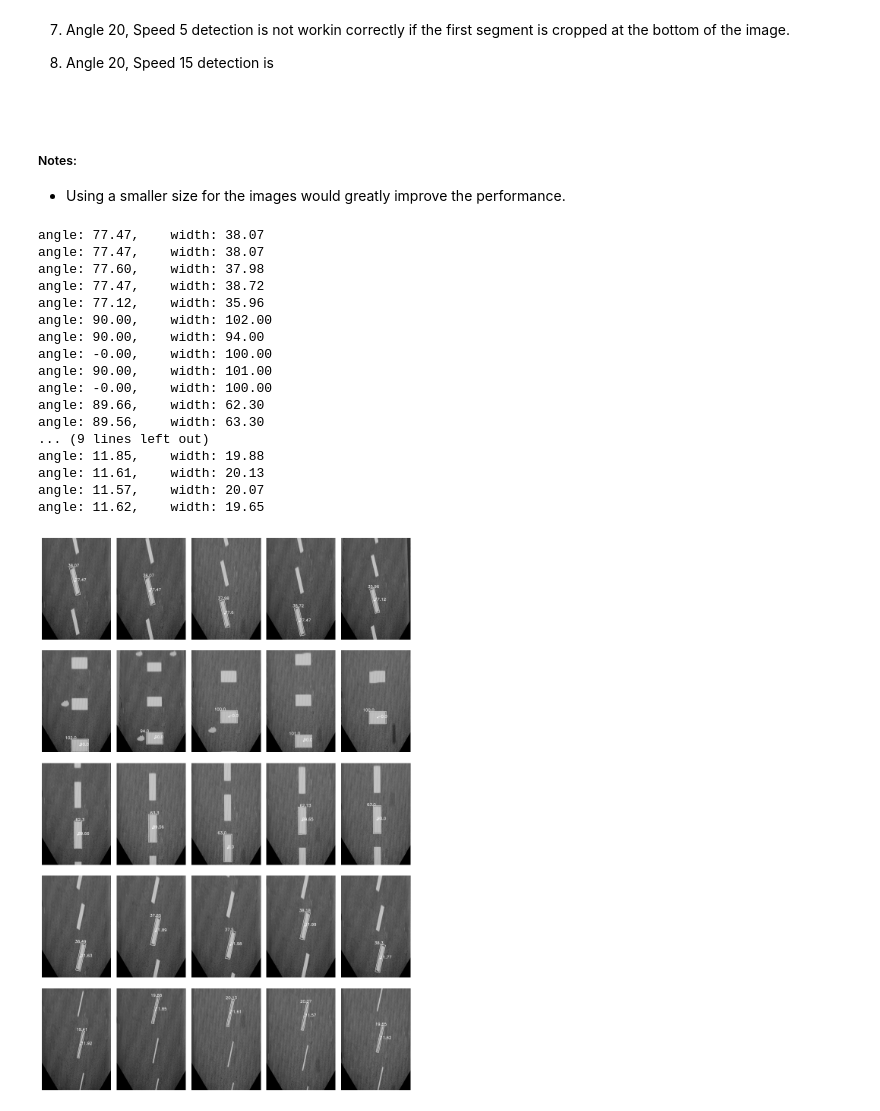
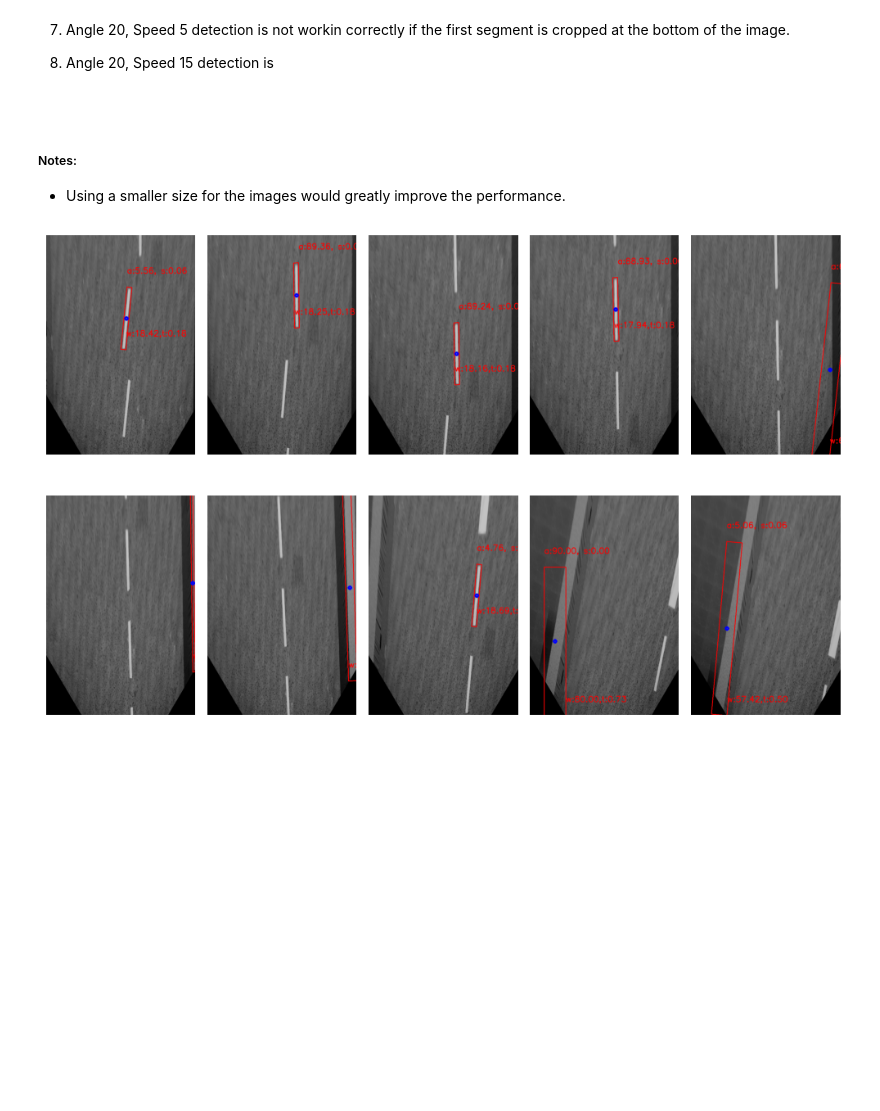
Before and after one commit to medhatfawzy/line-decoding-pipeline, a Jupyter notebook: imgproc.ipynb, the cells around one changed output. Saved outputs shown, nothing was run; the diff lists cells and outputs as text; code cells hidden in the pictures; blank space fills up the shorter version.

```diff
--- a/imgproc.ipynb
+++ b/imgproc.ipynb
@@ -96,8 +201,8 @@ def process_image(img):
 # %%
-def show_imgs(imgs):
+def show_imgs(imgs, figsize=(10, 15)):
     rows = int(np.ceil(len(imgs) / 5))
     cols = 5
-    fig, axs = plt.subplots(rows, cols, figsize=(10, 15))
+    fig, axs = plt.subplots(rows, cols, figsize=figsize)
     for img, ax in zip(imgs, axs.flatten()):
         ax.imshow(img, cmap="gray")
         ax.axis("off")
@@ -121,37 +226,23 @@ def show_imgs(imgs):
 ##### Notes:
 - Using a smaller size for the images would greatly improve the performance.
 # %%
-folder = "imgs"
+# %%timeit
+
+folder = "imgs/edge_cases"
 images = []
 imgs_canny = []
 imgs_hou = []
 
 for img_name in os.listdir(folder):
     img = cv2.imread(os.path.join(folder, img_name), cv2.IMREAD_GRAYSCALE)
-    img, img_canny, img_hou = process_image(img)
+    img, img_blur, img_hou = show_process_image(img)
+    # print(f"Steer: {steer:.2f}, \tThrottle: {throttle:.2f}")
     images.append(img)
-    imgs_canny.append(img_canny)
-    imgs_hou.append(img_hou)
+    # imgs_canny.append(img_canny)
+    # imgs_hou.append(img_hou)
 
-show_imgs(images)
+show_imgs(images, figsize=(10, 7))
 # show_imgs(imgs_canny)
 # show_imgs(imgs_hou)
 # %% [output]
-angle: 77.47,    width: 38.07
-angle: 77.47,    width: 38.07
-angle: 77.60,    width: 37.98
-angle: 77.47,    width: 38.72
-angle: 77.12,    width: 35.96
-angle: 90.00,    width: 102.00
-angle: 90.00,    width: 94.00
-angle: -0.00,    width: 100.00
-angle: 90.00,    width: 101.00
-angle: -0.00,    width: 100.00
-angle: 89.66,    width: 62.30
-angle: 89.56,    width: 63.30
-... (9 lines left out)
-angle: 11.85,    width: 19.88
-angle: 11.61,    width: 20.13
-angle: 11.57,    width: 20.07
-angle: 11.62,    width: 19.65
-[figure, old version]
+[figure, new version]
```
Also changed, not shown: parts of 4 cells of this notebook, 13 other files.
